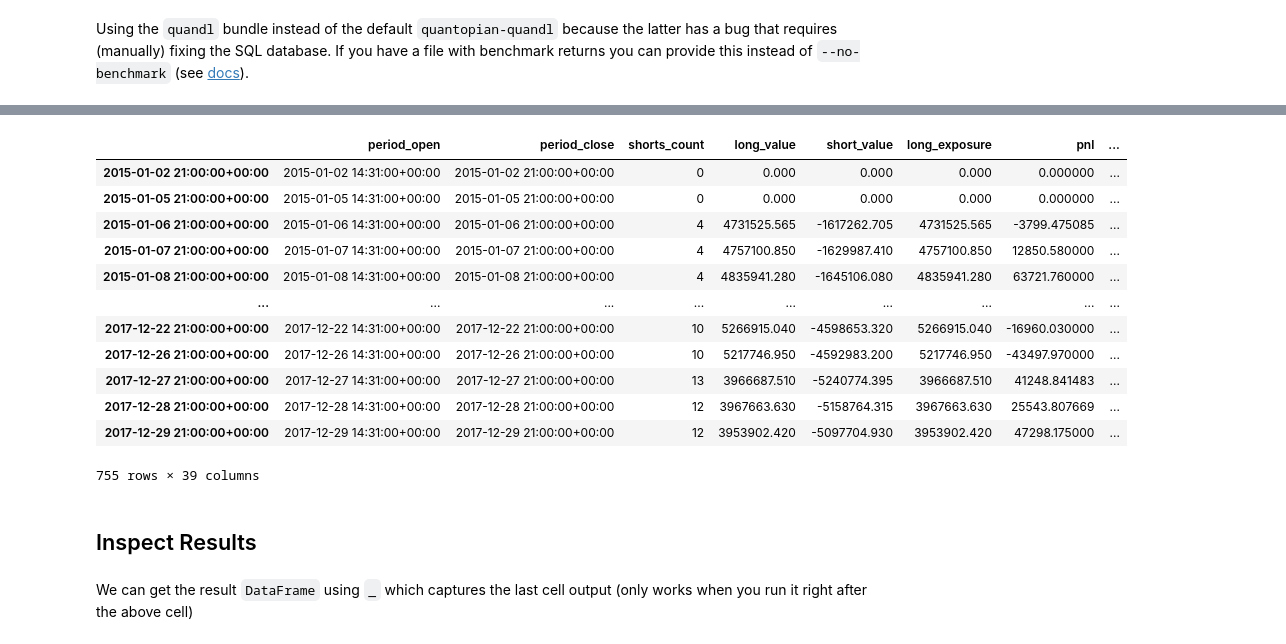
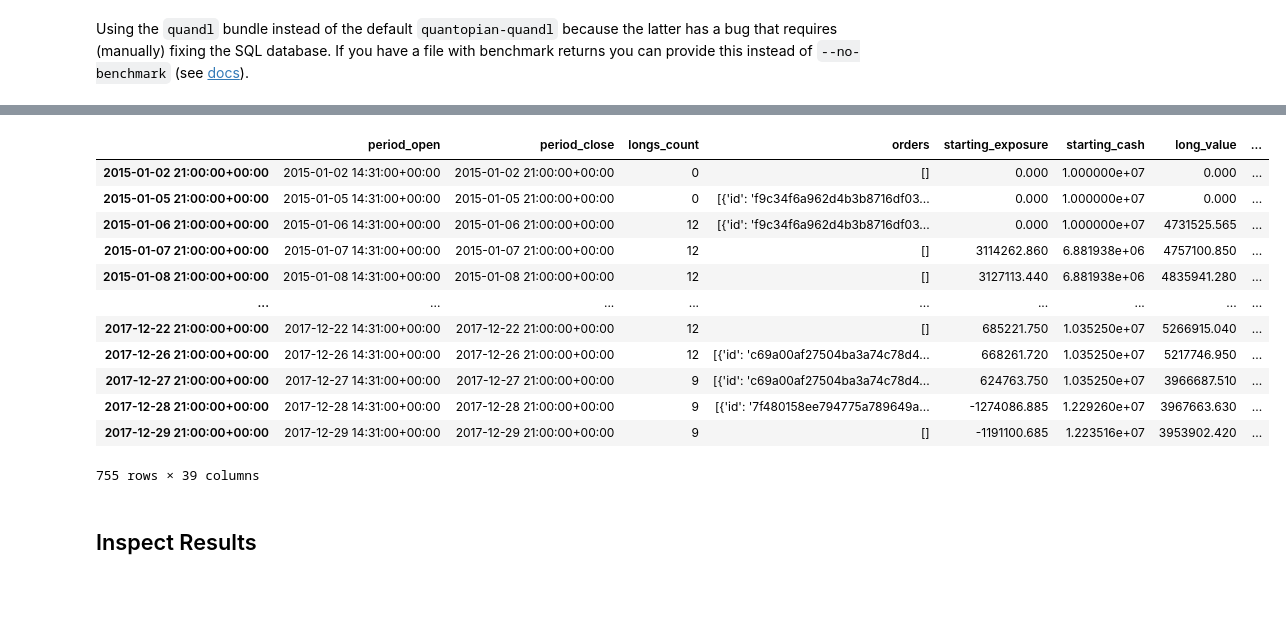
Before and after one commit to MovisLi/machine-learning-for-trading, a Jupyter notebook: 04_alpha_factor_research/04_single_factor_zipline.ipynb, the cells around one changed output, grey strips where cells are left out. Cells and saved outputs as stored; diff of their text form; code cells hidden in the pictures; blank space fills up the shorter version.

```diff
--- a/04_alpha_factor_research/04_single_factor_zipline.ipynb
+++ b/04_alpha_factor_research/04_single_factor_zipline.ipynb
@@ -74,6 +52,7 @@ from zipline.api import (
 from zipline.finance import commission, slippage
 from zipline.pipeline import Pipeline, CustomFactor
 from zipline.pipeline.factors import Returns, AverageDollarVolume
+from zipline import run_algorithm
 import numpy as np
 import pandas as pd
 
@@ -151,21 +130,31 @@ def initialize(context):
 def before_trading_start(context, data):
     """Run factor pipeline"""
     context.factor_data = pipeline_output("factor_pipeline")
+
+
+result = run_algorithm(
+    start=pd.Timestamp("2015-01-01"),
+    end=pd.Timestamp("2018-01-01"),
+    initialize=initialize,
+    before_trading_start=before_trading_start,
+    capital_base=1e7,
+    bundle="quandl",
+)
-# %% [output]
-|  | period_open | period_close | shorts_count | long_value | short_value | long_exposure | pnl | ... |
-| 2015-01-02 21:00:00+00:00 | 2015-01-02 14:31:00+00:00 | 2015-01-02 21:00:00+00:00 | 0 | 0.000 | 0.000 | 0.000 | 0.000000 | ... |
-| 2015-01-05 21:00:00+00:00 | 2015-01-05 14:31:00+00:00 | 2015-01-05 21:00:00+00:00 | 0 | 0.000 | 0.000 | 0.000 | 0.000000 | ... |
-| 2015-01-06 21:00:00+00:00 | 2015-01-06 14:31:00+00:00 | 2015-01-06 21:00:00+00:00 | 4 | 4731525.565 | -1617262.705 | 4731525.565 | -3799.475085 | ... |
-| 2015-01-07 21:00:00+00:00 | 2015-01-07 14:31:00+00:00 | 2015-01-07 21:00:00+00:00 | 4 | 4757100.850 | -1629987.410 | 4757100.850 | 12850.580000 | ... |
-| 2015-01-08 21:00:00+00:00 | 2015-01-08 14:31:00+00:00 | 2015-01-08 21:00:00+00:00 | 4 | 4835941.280 | -1645106.080 | 4835941.280 | 63721.760000 | ... |
-| ... | ... | ... | ... | ... | ... | ... | ... | ... |
-| 2017-12-22 21:00:00+00:00 | 2017-12-22 14:31:00+00:00 | 2017-12-22 21:00:00+00:00 | 10 | 5266915.040 | -4598653.320 | 5266915.040 | -16960.030000 | ... |
-| 2017-12-26 21:00:00+00:00 | 2017-12-26 14:31:00+00:00 | 2017-12-26 21:00:00+00:00 | 10 | 5217746.950 | -4592983.200 | 5217746.950 | -43497.970000 | ... |
-| 2017-12-27 21:00:00+00:00 | 2017-12-27 14:31:00+00:00 | 2017-12-27 21:00:00+00:00 | 13 | 3966687.510 | -5240774.395 | 3966687.510 | 41248.841483 | ... |
-| 2017-12-28 21:00:00+00:00 | 2017-12-28 14:31:00+00:00 | 2017-12-28 21:00:00+00:00 | 12 | 3967663.630 | -5158764.315 | 3967663.630 | 25543.807669 | ... |
-| 2017-12-29 21:00:00+00:00 | 2017-12-29 14:31:00+00:00 | 2017-12-29 21:00:00+00:00 | 12 | 3953902.420 | -5097704.930 | 3953902.420 | 47298.175000 | ... |
-755 rows × 39 columns
+# %%
+result
+# %% [output]
+|  | period_open | period_close | longs_count | orders | starting_exposure | starting_cash | long_value | ... |
+| 2015-01-02 21:00:00+00:00 | 2015-01-02 14:31:00+00:00 | 2015-01-02 21:00:00+00:00 | 0 | [] | 0.000 | 1.000000e+07 | 0.000 | ... |
+| 2015-01-05 21:00:00+00:00 | 2015-01-05 14:31:00+00:00 | 2015-01-05 21:00:00+00:00 | 0 | [{'id': 'f9c34f6a962d4b3b8716df03... | 0.000 | 1.000000e+07 | 0.000 | ... |
+| 2015-01-06 21:00:00+00:00 | 2015-01-06 14:31:00+00:00 | 2015-01-06 21:00:00+00:00 | 12 | [{'id': 'f9c34f6a962d4b3b8716df03... | 0.000 | 1.000000e+07 | 4731525.565 | ... |
+| 2015-01-07 21:00:00+00:00 | 2015-01-07 14:31:00+00:00 | 2015-01-07 21:00:00+00:00 | 12 | [] | 3114262.860 | 6.881938e+06 | 4757100.850 | ... |
+| 2015-01-08 21:00:00+00:00 | 2015-01-08 14:31:00+00:00 | 2015-01-08 21:00:00+00:00 | 12 | [] | 3127113.440 | 6.881938e+06 | 4835941.280 | ... |
+| ... | ... | ... | ... | ... | ... | ... | ... | ... |
+| 2017-12-22 21:00:00+00:00 | 2017-12-22 14:31:00+00:00 | 2017-12-22 21:00:00+00:00 | 12 | [] | 685221.750 | 1.035250e+07 | 5266915.040 | ... |
+| 2017-12-26 21:00:00+00:00 | 2017-12-26 14:31:00+00:00 | 2017-12-26 21:00:00+00:00 | 12 | [{'id': 'c69a00af27504ba3a74c78d4... | 668261.720 | 1.035250e+07 | 5217746.950 | ... |
+| 2017-12-27 21:00:00+00:00 | 2017-12-27 14:31:00+00:00 | 2017-12-27 21:00:00+00:00 | 9 | [{'id': 'c69a00af27504ba3a74c78d4... | 624763.750 | 1.035250e+07 | 3966687.510 | ... |
+| 2017-12-28 21:00:00+00:00 | 2017-12-28 14:31:00+00:00 | 2017-12-28 21:00:00+00:00 | 9 | [{'id': '7f480158ee794775a789649a... | -1274086.885 | 1.229260e+07 | 3967663.630 | ... |
+| 2017-12-29 21:00:00+00:00 | 2017-12-29 14:31:00+00:00 | 2017-12-29 21:00:00+00:00 | 9 | [] | -1191100.685 | 1.223516e+07 | 3953902.420 | ... |
+755 rows × 39 columns
 # %% [markdown]
 ## Inspect Results
-# %% [markdown]
-We can get the result `DataFrame` using `_` which captures the last cell output (only works when you run it right after the above cell)
```
Also changed, not shown: parts of 5 cells of this notebook, 3 other files.
